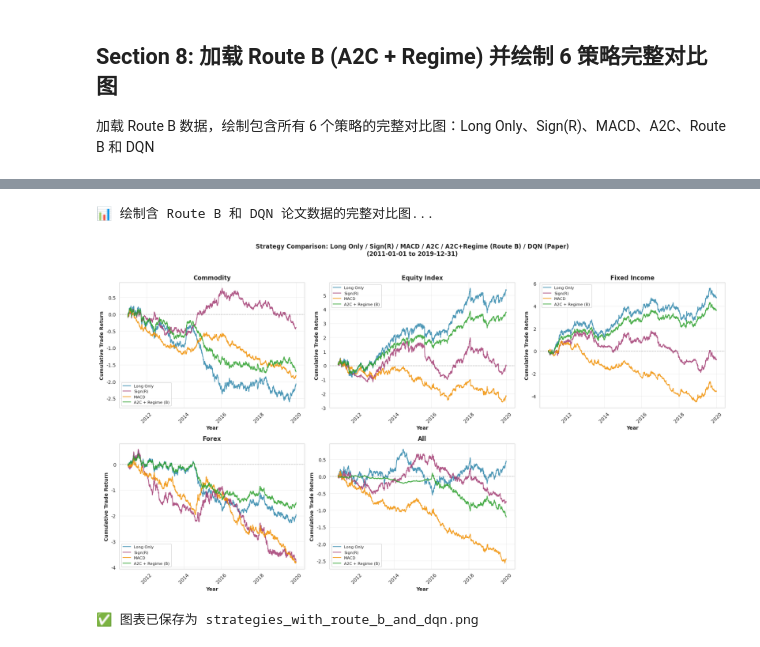
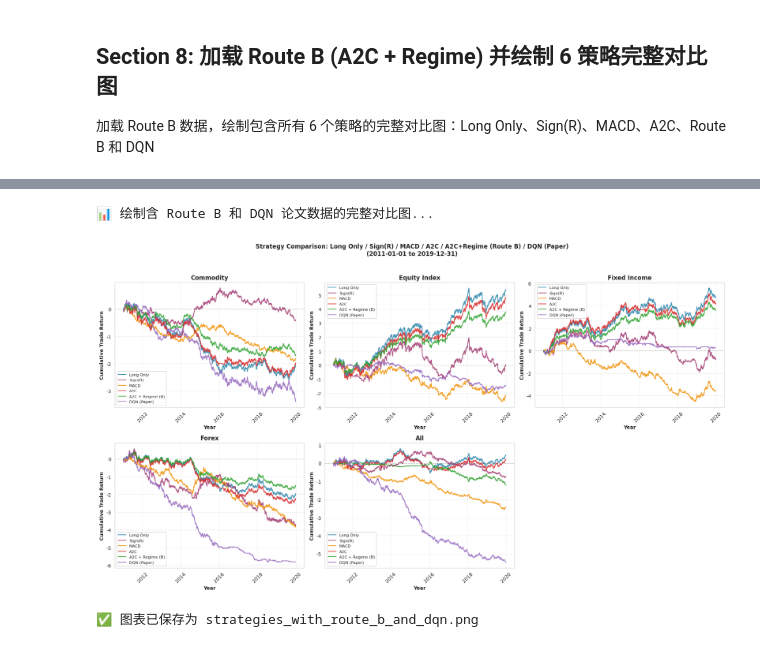
Before and after one commit to C-CU-2025-Fall/IEOR4733_Project, a Jupyter notebook: reproduction_of_figures/strategies_comparison.ipynb, the cells around one changed output, grey strips where cells are left out. Drawn from its saved outputs; the diff is of its cells as text; code cells hidden in the pictures.

```diff
--- a/reproduction_of_figures/strategies_comparison.ipynb
+++ b/reproduction_of_figures/strategies_comparison.ipynb
@@ -732,7 +608,7 @@ Route B 的核心改进：在原始 9-dim 状态基础上拼接 GMM soft probs `
 print("🔄 加载论文原始 DQN 数据（应用缩放因子）...\n")
 
 # paper figure 数据路径
-paper_figure_dir = Path(ROOT / 'drl/dqn/figures/data')
+paper_figure_dir = Path(ROOT / 'drl_models/dqn/figures/data')
 
 # 注意：DQN 使用 PORT_VOL_TARGET = 0.97，其他策略使用 DEFAULT_SIGMA_TGT = 0.063
 # 手动应用缩放因子使 DQN 与其他策略在同一量纲，范围控制在 -4 到 +6
@@ -1067,38 +871,46 @@ for idx, asset in enumerate(asset_order_plot):
         else:
             aligned_dates = np.arange(len(wealth_e))
 
-        ax.plot(aligned_dates, wealth_e - 1.0,
+        # A2C和其他策略的数据格式不同
+        # A2C: 已经是累积收益（从0开始）
+        # Route B 和其他策略: 是财富序列（从1.0开始），需要减1
+        if strategy == 'A2C':
+            plot_wealth_final = wealth_e  # A2C已经从0开始
+        else:
+            plot_wealth_final = wealth_e - 1.0  # 其他策略从1.0开始，减1得到累积收益
+
+        ax.plot(aligned_dates, plot_wealth_final,
                 label=strategy,
                 linewidth=lw,
                 color=COLORS_FULL.get(strategy, '#888888'),
                 alpha=alpha)
 
     ax.set_xlabel('Year', fontsize=10, fontweight='bold')
     ax.set_ylabel('Cumulative Trade Return', fontsize=10, fontweight='bold')
     ax.set_title(asset, fontsize=12, fontweight='bold')
     ax.grid(True, alpha=0.3)
     ax.legend(loc='best', fontsize=8, frameon=True)
     ax.axhline(y=0.0, color='gray', linestyle='--', linewidth=1, alpha=0.5)
 
     if uses_datetime_axis:
         ax.xaxis.set_major_locator(mdates.YearLocator(base=2))
         ax.xaxis.set_major_formatter(mdates.DateFormatter('%Y'))
         ax.tick_params(axis='x', rotation=45)
 
 for idx in range(len(asset_order_plot), len(axes)):
     axes[idx].axis('off')
 
 plt.suptitle(
     'Strategy Comparison: Long Only / Sign(R) / MACD / A2C / A2C+Regime (Route B) / DQN (Paper)\n'
     f'({TEST_START} to {TEST_END})',
     fontsize=12, fontweight='bold', y=1.00
 )
 plt.tight_layout(rect=[0, 0, 1, 0.98])
 out_path = OUTPUT_DIR / 'strategies_with_route_b_and_dqn.png'
 plt.savefig(str(out_path), dpi=300, bbox_inches='tight')
 plt.show()
 print(f'✅ 图表已保存为 {out_path.name}')
 # %% [output]
 📊 绘制含 Route B 和 DQN 论文数据的完整对比图...
-[figure, old version]
+[figure, new version]
 ✅ 图表已保存为 strategies_with_route_b_and_dqn.png
```
Also changed, not shown: parts of 4 cells of this notebook, 30 other files.
